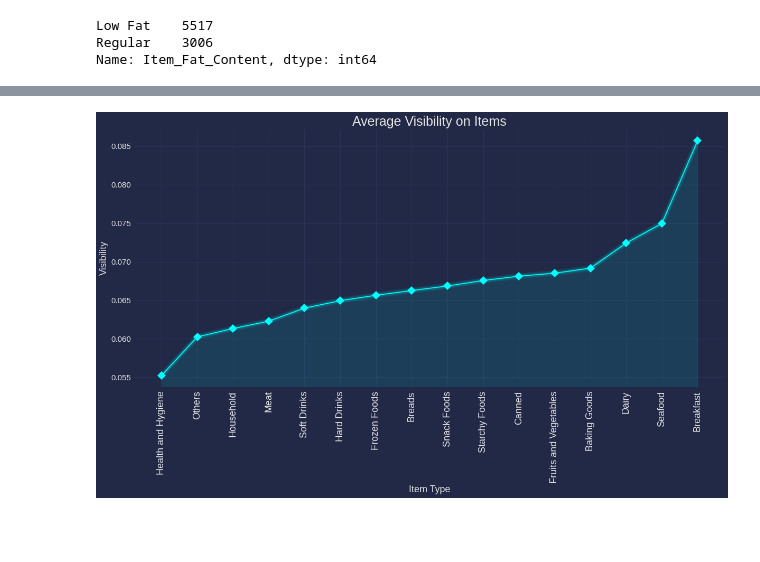
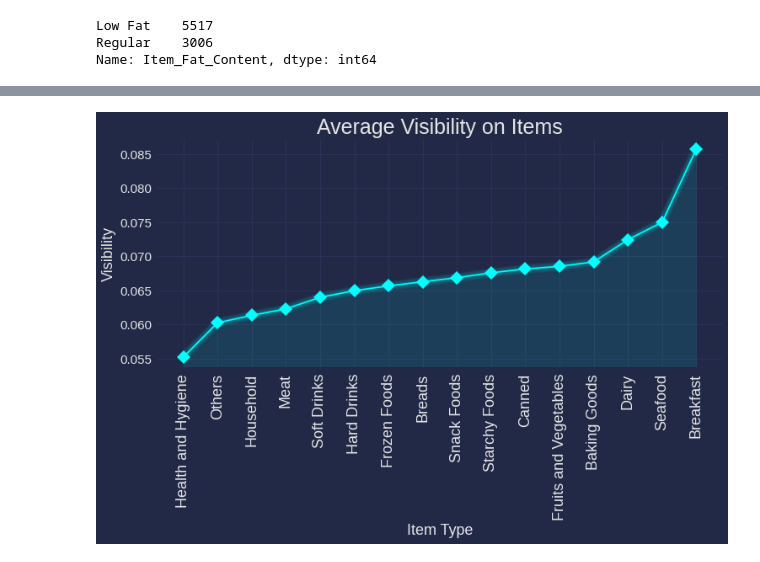
Before and after one commit to jul1andav1d/Food-Items-Sales-Predictions-Prjct1, a Jupyter notebook: Food_Sales_Prediction.ipynb, the cells around one changed output, grey strips where cells are left out. Drawn from its saved outputs; the diff is of its cells as text; code cells hidden in the pictures; blank space fills up the shorter version.

```diff
--- a/Food_Sales_Prediction.ipynb
+++ b/Food_Sales_Prediction.ipynb
@@ -401,15 +401,15 @@ Requirement already satisfied: numpy>=1.11 in /usr/local/lib/python3.7/dist-pack
 Requirement already satisfied: cycler>=0.10 in /usr/local/lib/python3.7/dist-packages (from matplotlib->mplcyberpunk) (0.11.0)
 Requirement already satisfied: six>=1.5 in /usr/local/lib/python3.7/dist-packages (from python-dateutil>=2.1->matplotlib->mplcyberpunk) (1.15.0)
 # %%
-plt.figure(figsize= (20, 9))
+plt.figure(figsize= (12, 5))
 plt.style.use("cyberpunk")
 plt.plot(visibility.index, visibility['Item_Visibility'], c = "cyan", marker = 'D', markersize = 12 )
 plt.xlabel('Item Type', fontsize=18)
 plt.xticks(rotation=90, fontsize = 18)
 plt.yticks(fontsize=15)
 plt.ylabel('Visibility', fontsize=18)
 plt.title('Average Visibility on Items', fontsize = 25)
 mplcyberpunk.add_glow_effects()
 plt.show();
 # %% [output]
-[figure, old version]
+[figure, new version]
```
Also changed, not shown: parts of 1 cell of this notebook.
